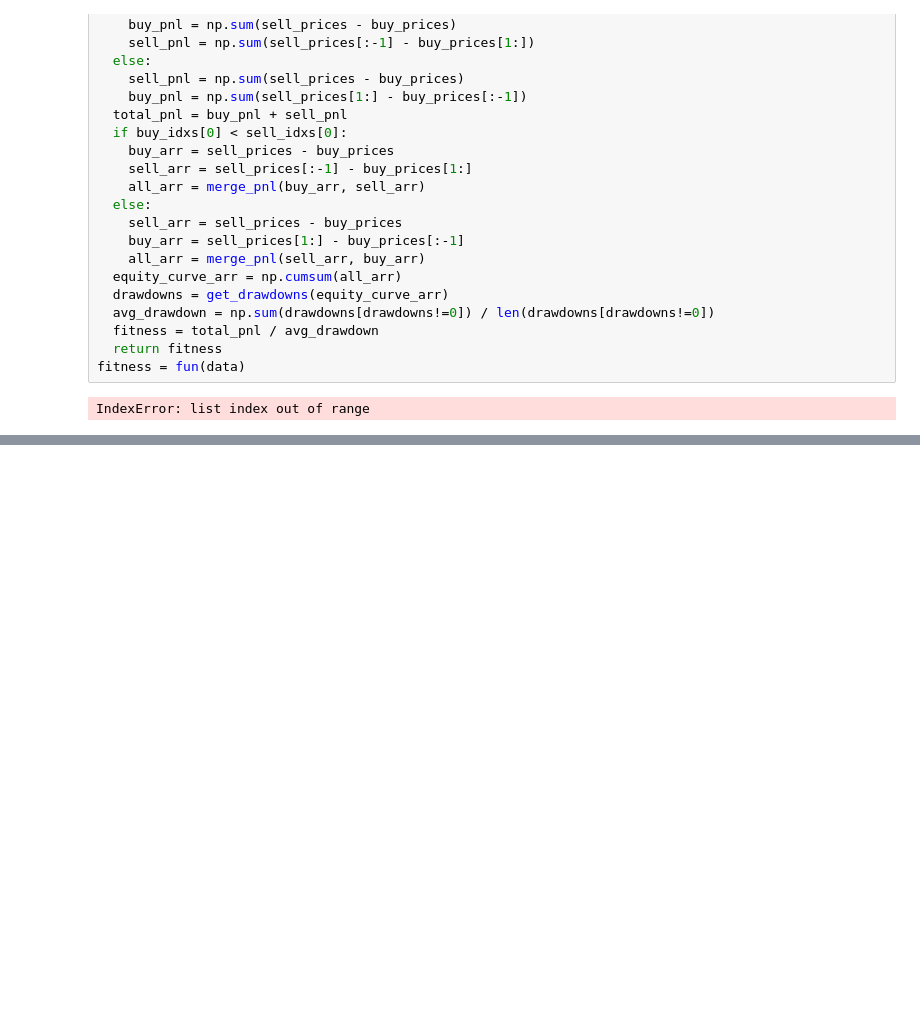
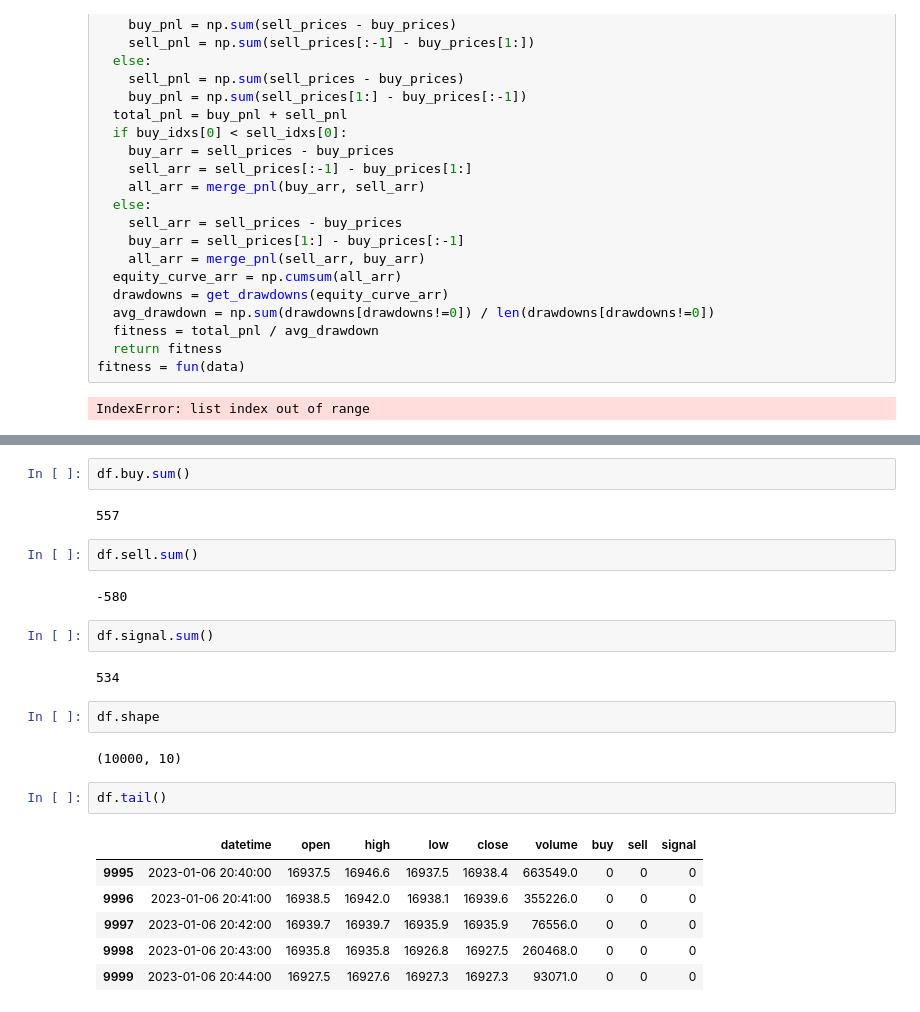
Before and after one commit to VaheC/PonyGE2, a Jupyter notebook: test.ipynb, the cells around one changed output, grey strips where cells are left out. Cells and saved outputs as stored; diff of their text form; blank space fills up the shorter version.

```diff
--- a/test.ipynb
+++ b/test.ipynb
@@ -1902,0 +1921,25 @@ sell_idxs
+# %%
+df.buy.sum()
+# %% [output]
+557
+# %%
+df.sell.sum()
+# %% [output]
+-580
+# %%
+df.signal.sum()
+# %% [output]
+534
+# %%
+df.shape
+# %% [output]
+(10000, 10)
+# %%
+df.tail()
+# %% [output]
+|  | datetime | open | high | low | close | volume | buy | sell | signal |
+| 9995 | 2023-01-06 20:40:00 | 16937.5 | 16946.6 | 16937.5 | 16938.4 | 663549.0 | 0 | 0 | 0 |
+| 9996 | 2023-01-06 20:41:00 | 16938.5 | 16942.0 | 16938.1 | 16939.6 | 355226.0 | 0 | 0 | 0 |
+| 9997 | 2023-01-06 20:42:00 | 16939.7 | 16939.7 | 16935.9 | 16935.9 | 76556.0 | 0 | 0 | 0 |
+| 9998 | 2023-01-06 20:43:00 | 16935.8 | 16935.8 | 16926.8 | 16927.5 | 260468.0 | 0 | 0 | 0 |
+| 9999 | 2023-01-06 20:44:00 | 16927.5 | 16927.6 | 16927.3 | 16927.3 | 93071.0 | 0 | 0 | 0 |
```
Also changed, not shown: parts of 7 cells of this notebook.
